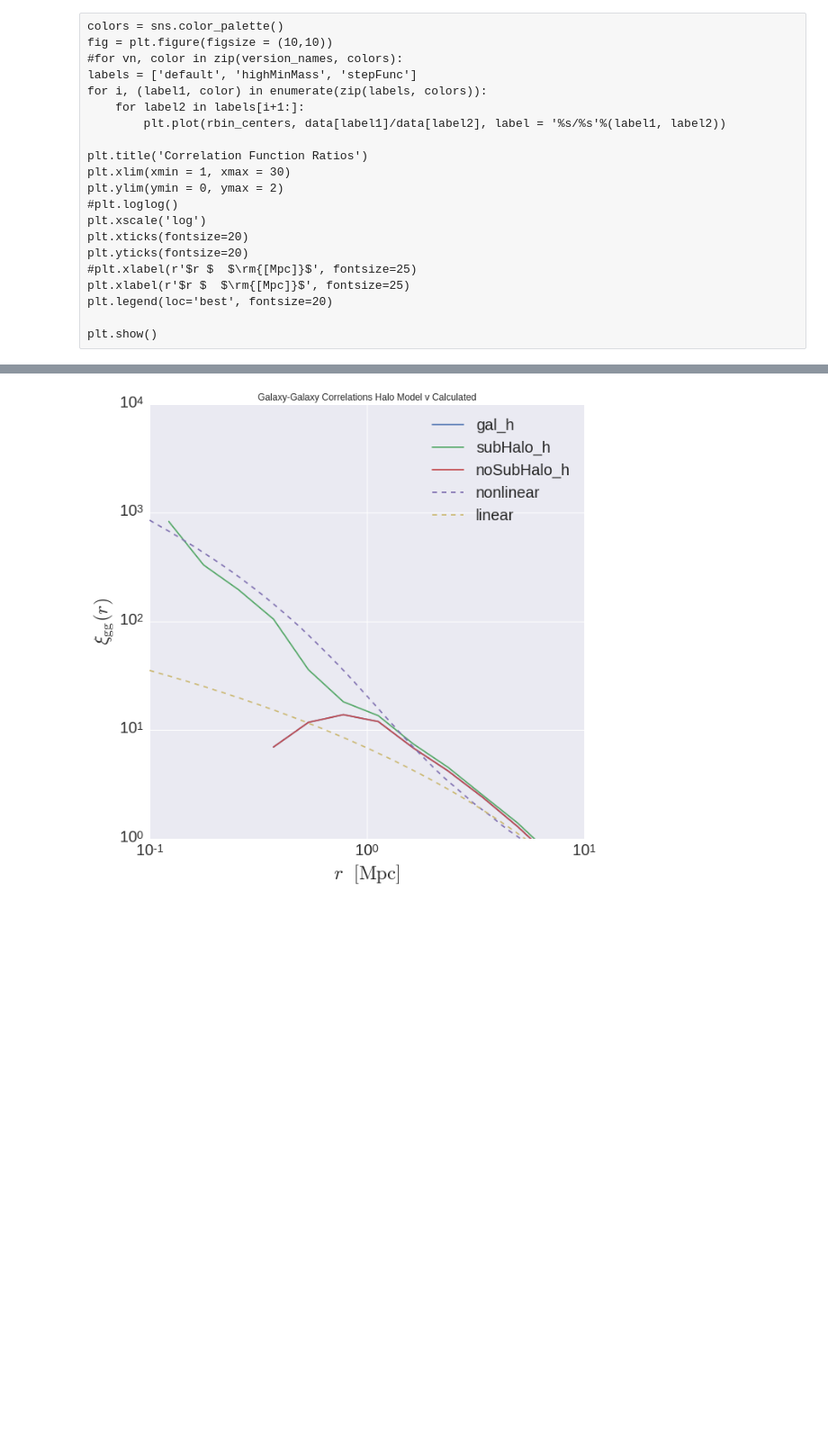
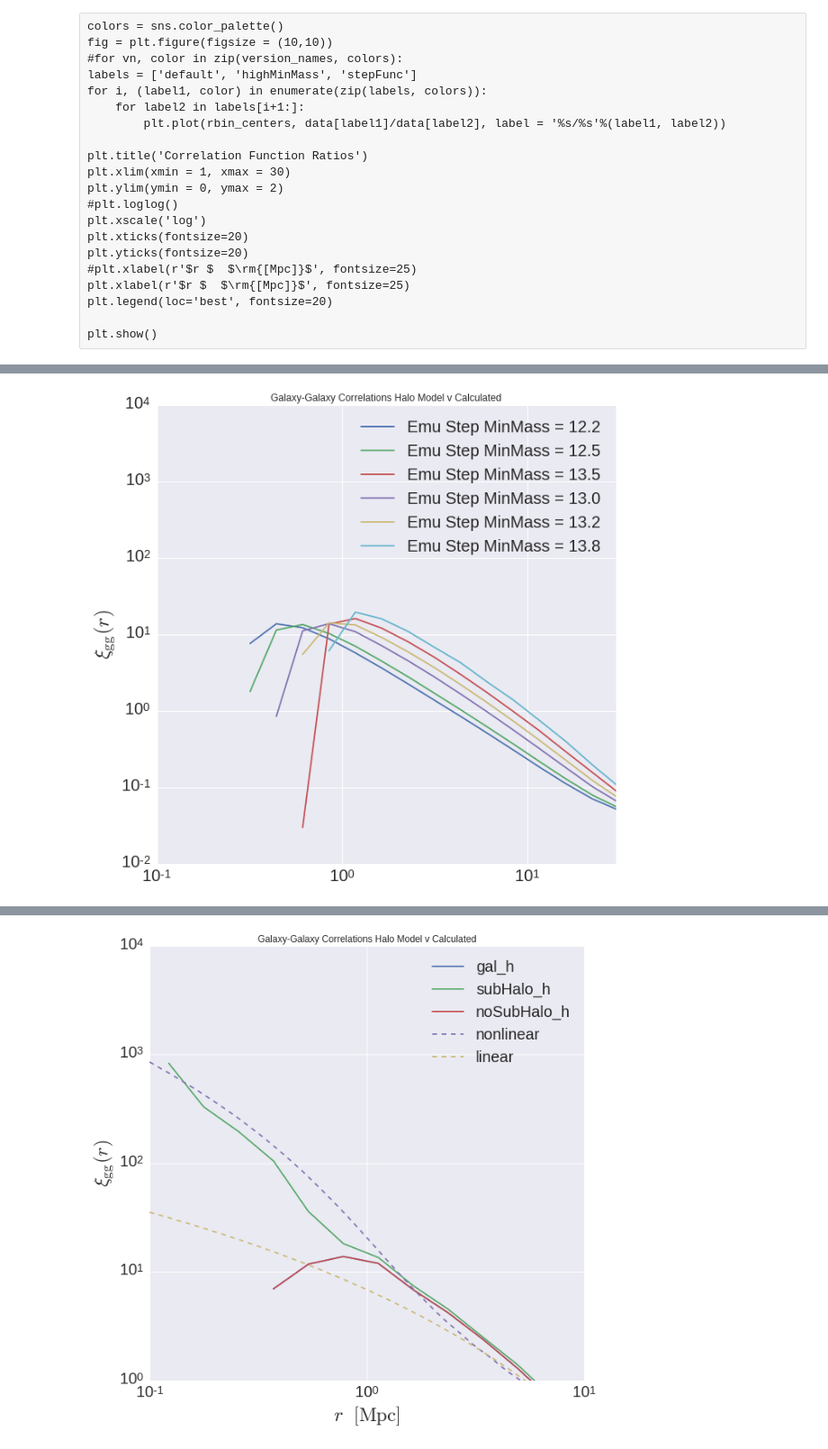
Before and after one commit to mclaughlin6464/HODEmulator, a Jupyter notebook: predictionsVCalculated.ipynb, the cells around one changed output, grey strips where cells are left out. Shown at 90% size. Drawn from its saved outputs; the diff is of its cells as text; code cells hidden in the pictures; blank space fills up the shorter version.

```diff
--- a/predictionsVCalculated.ipynb
+++ b/predictionsVCalculated.ipynb
@@ -292,0 +315,29 @@ plt.show()
+# %%
+colors = sns.color_palette()
+
+#labels = {'default': 12.1, 'medMinMass':12.5, 'highMinMass':13.1}
+fig = plt.figure(figsize = (10,10))
+#for vn, color in zip(version_names, colors):
+for (label, xi_all), color in zip(data.iteritems(), colors):
+    #fig = plt.figure(figsize = (10,10))
+    rbins = np.logspace(-1, 1.7, 20)
+    rbin_centers = (rbins[1:]+rbins[:-1])/2
+
+    #MPC/h v MPC issue?
+    #plt.plot(rbin_centers, xi_all, alpha = 1,
+    #         label = label, color = color)
+    plt.plot(rbin_centers, xi_all, label = 'Emu Step MinMass = %.1f'%label, color = color)
+
+    plt.title('Galaxy-Galaxy Correlations Halo Model v Calculated')
+    plt.xlim(xmin = 0.1, xmax = 30)
+    plt.ylim(ymin = 1e-2, ymax = 1e4)
+    plt.loglog()
+    plt.xticks(fontsize=20)
+    plt.yticks(fontsize=20)
+    #plt.xlabel(r'$r $  $\rm{[Mpc]}$', fontsize=25)
+    plt.ylabel(r'$\xi_{\rm gg}(r)$', fontsize=25)
+    plt.legend(loc='best', fontsize=20)
+
+plt.show()
+# %% [output]
+[figure, added]
```
Also changed, not shown: parts of 9 cells of this notebook, 3 other files.
